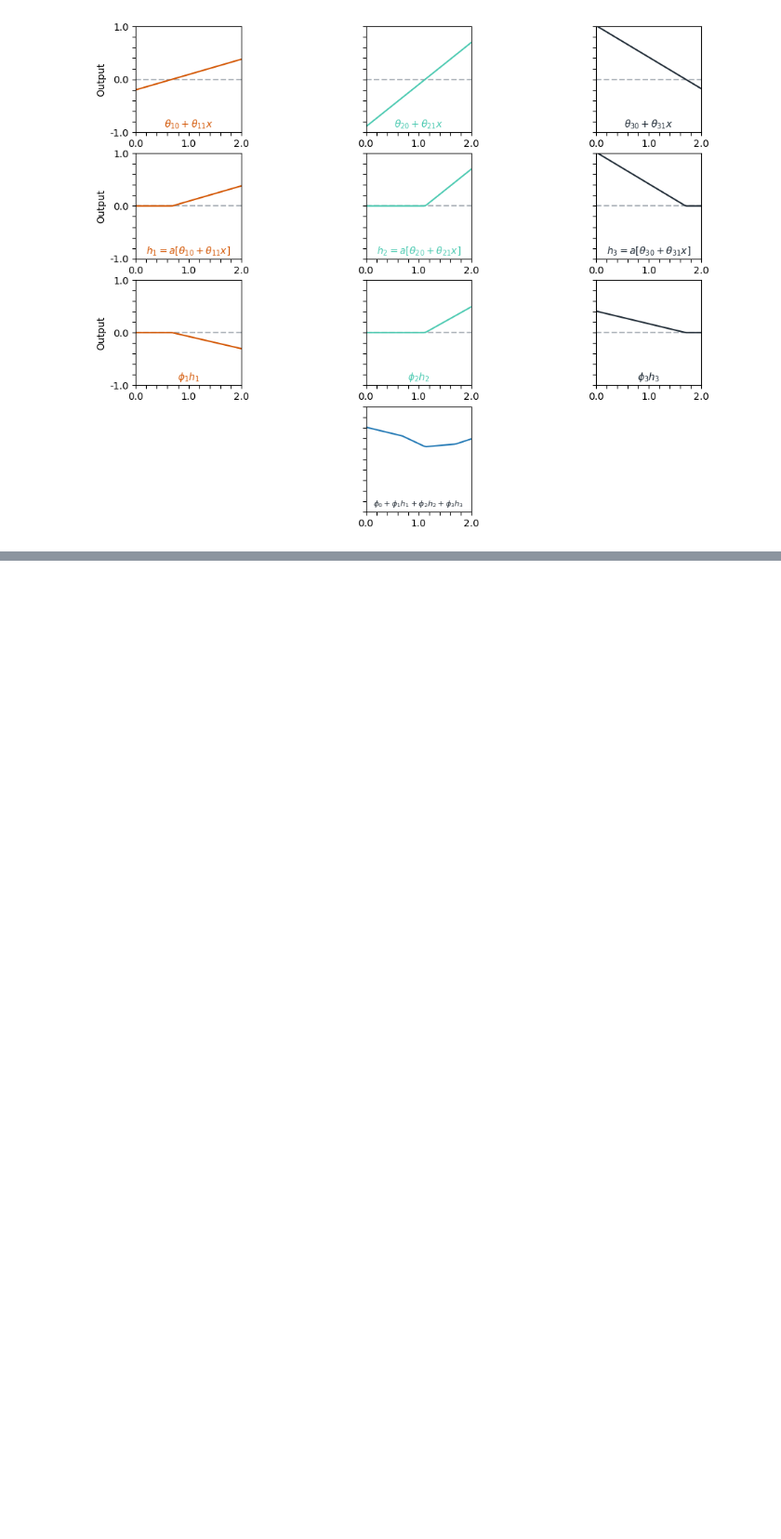
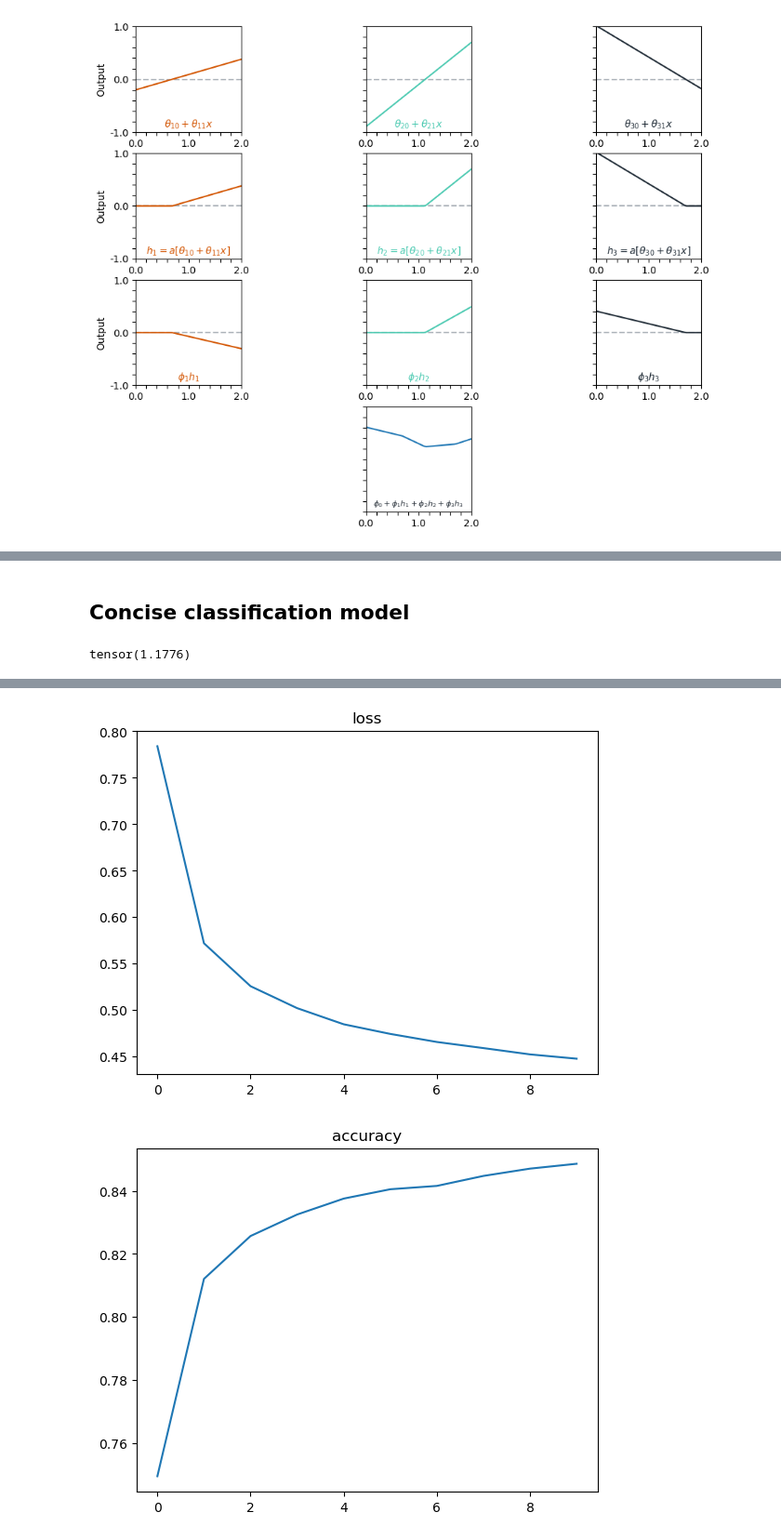
Before and after one commit to bmalick/machine-learning-grind, a Jupyter notebook: 02-neural-networks/01-shallow-neural-network/main.ipynb, the cells around one changed output, grey strips where cells are left out. Shown at 93% size. Saved outputs shown, nothing was run; the diff lists cells and outputs as text; code cells hidden in the pictures; blank space fills up the shorter version.

```diff
--- a/02-neural-networks/01-shallow-neural-network/main.ipynb
+++ b/02-neural-networks/01-shallow-neural-network/main.ipynb
@@ -72,0 +245,4 @@ h_3: Hidden Unit: ( 1.0, -0.6)
+# %%
+y_true = torch.tensor([0,2, 1])
+y_pred = torch.tensor([[0.1, 0.3, 0.6], [0.3, 0.2, 0.5], [0.3, 0.2, 0.5]])
+y_pred[[0,1,2], y_true]
@@ -72,0 +251,3 @@ h_3: Hidden Unit: ( 1.0, -0.6)
+# %%
+def cross_entropy(y_pred, y_true):
+    return -torch.log(y_pred[list(range(len(y_true))), y_true]).mean()
@@ -72,0 +258,7 @@ h_3: Hidden Unit: ( 1.0, -0.6)
+# %%
+model = modules.SoftmaxRegressionScratch(num_inputs=28*28, num_outputs=10)
+dataloader = modules.FashionMnist(batch_size=256).train
+criterion = cross_entropy
+epochs=10
+optimizer = trainer.SGD(model.parameters(), 0.1)
+trainer.train_model(model=model, data=dataloader, criterion=criterion, optimizer=optimizer, epochs=10, metrics=[modules.accuracy])
@@ -72,0 +276,19 @@ h_3: Hidden Unit: ( 1.0, -0.6)
+# %% [markdown]
+## Concise classification model
+# %%
+import torch.nn.functional as F
+y_true = torch.tensor([0,2, 1], dtype=torch.int64)
+y_pred = torch.tensor([[0.1, 0.3, 0.6], [0.3, 0.2, 0.5], [0.3, 0.2, 0.5]])
+y_pred[[0,1,2], y_true]
+F.cross_entropy(input=y_pred, target=y_true,
+                reduction="mean")
+# %% [output]
+tensor(1.1776)
+# %%
+model = modules.ConciseSoftmaxRegression(num_inputs=28*28, num_outputs=10)
+dataloader = modules.FashionMnist(batch_size=256).train
+criterion = F.cross_entropy
+epochs=10
+optimizer = torch.optim.SGD(params=model.parameters(), lr=0.1)
+trainer.train2(model=model, data=dataloader, criterion=criterion, optimizer=optimizer, epochs=10, metrics=[modules.accuracy])
+# %% [output]
@@ -72,0 +305,2 @@ h_3: Hidden Unit: ( 1.0, -0.6)
+[figure, added]
+[figure, added]
```
Also changed, not shown: parts of 29 cells of this notebook, 4 other files.
